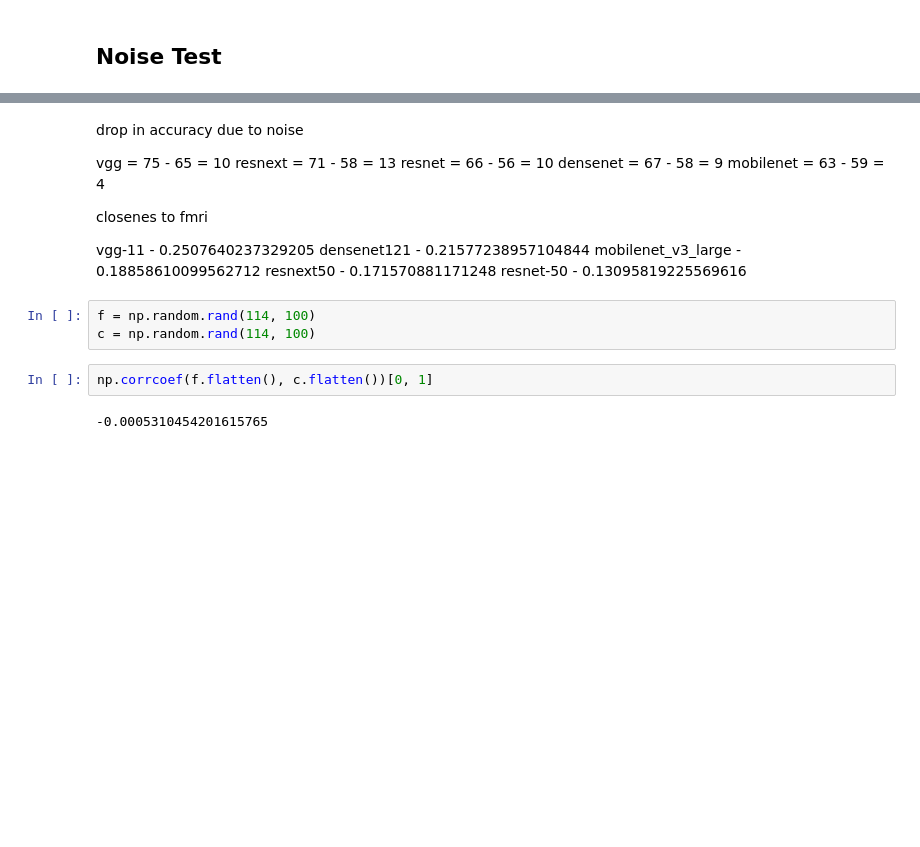
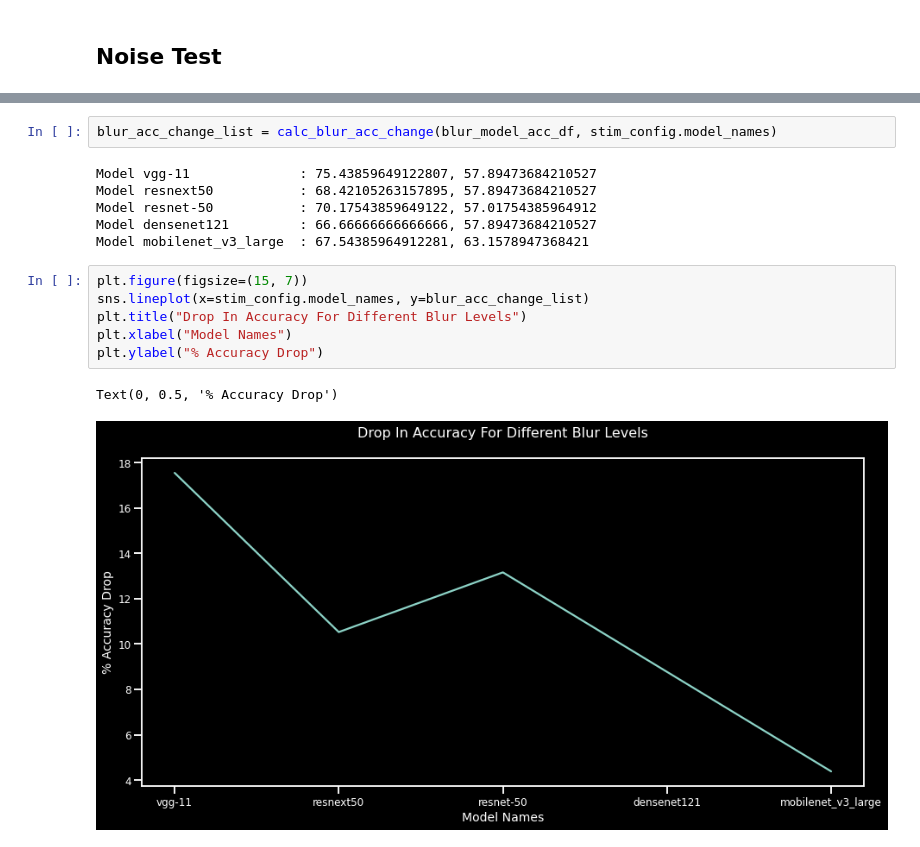
Before and after one commit to theairbend3r/decoding-thoughts, a Jupyter notebook: notebooks/04_similarity_analysis.ipynb, the cells around one changed output, grey strips where cells are left out. Drawn from its saved outputs; the diff is of its cells as text; blank space fills up the shorter version.

```diff
--- a/notebooks/04_similarity_analysis.ipynb
+++ b/notebooks/04_similarity_analysis.ipynb
@@ -171,24 +187,17 @@ Text(0.5, 1.0, 'Blur vs Accuracy For All Stimulus Models')
-# %% [markdown]
-drop in accuracy due to noise
-
-vgg = 75 - 65 = 10
-resnext = 71 - 58 = 13
-resnet = 66 - 56 = 10
-densenet = 67 - 58 = 9
-mobilenet = 63 - 59 = 4
-
-
-closenes to fmri
-
-vgg-11 - 0.2507640237329205
-densenet121 - 0.21577238957104844
-mobilenet_v3_large - 0.18858610099562712
-resnext50 - 0.171570881171248
-resnet-50 - 0.13095819225569616
-# %%
-f = np.random.rand(114, 100)
-c = np.random.rand(114, 100)
-# %%
-np.corrcoef(f.flatten(), c.flatten())[0, 1]
-# %% [output]
--0.0005310454201615765
+# %%
+blur_acc_change_list = calc_blur_acc_change(blur_model_acc_df, stim_config.model_names)
+# %% [output]
+Model vgg-11              : 75.43859649122807, 57.89473684210527
+Model resnext50           : 68.42105263157895, 57.89473684210527
+Model resnet-50           : 70.17543859649122, 57.01754385964912
+Model densenet121         : 66.66666666666666, 57.89473684210527
+Model mobilenet_v3_large  : 67.54385964912281, 63.1578947368421
+# %%
+plt.figure(figsize=(15, 7))
+sns.lineplot(x=stim_config.model_names, y=blur_acc_change_list)
+plt.title("Drop In Accuracy For Different Blur Levels")
+plt.xlabel("Model Names")
+plt.ylabel("% Accuracy Drop")
+# %% [output]
+Text(0, 0.5, '% Accuracy Drop')
+[figure, added]
```
Also changed, not shown: parts of 6 cells of this notebook, 4 other files.
